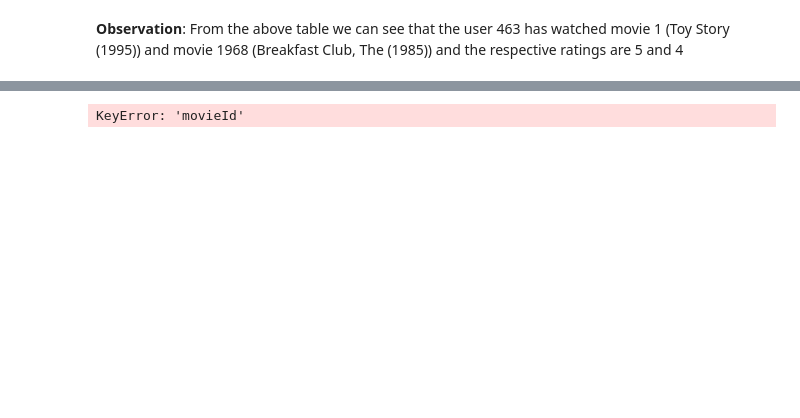
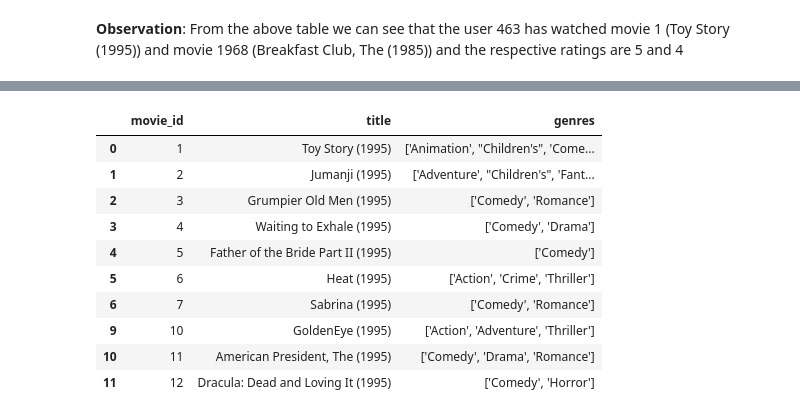
Before and after one commit to Praveen2795/Movie-Recommedation-System, a Jupyter notebook: Movie Recommendation system - DSCI Final Project .ipynb, the cells around one changed output, grey strips where cells are left out. Cells and saved outputs as stored; diff of their text form; code cells hidden in the pictures; blank space fills up the shorter version.

```diff
--- a/Movie Recommendation system - DSCI Final Project .ipynb
+++ b/Movie Recommendation system - DSCI Final Project .ipynb
@@ -1256,3 +1353,0 @@ recommendation_df.head()
-# %%
-recommendation_df = recommendation_df.sort_values(by='weighted average recommendation score', ascending=False)
-recommendation_df.head(10)
@@ -1272,4 +1373,15 @@ recommendation_df.head(10)
 # %%
-movies_data.loc[movies_data['movieId'].isin(recommendation_df.head(10)['movieId'].tolist())]
+#
+movies_data.loc[movies_data['movie_id'].isin(recommendation_df.head(10)['movieId'].tolist())]
 # %% [output]
-KeyError: 'movieId'
+|  | movie_id | title | genres |
+| 0 | 1 | Toy Story (1995) | ['Animation', "Children's", 'Come... |
+| 1 | 2 | Jumanji (1995) | ['Adventure', "Children's", 'Fant... |
+| 2 | 3 | Grumpier Old Men (1995) | ['Comedy', 'Romance'] |
+| 3 | 4 | Waiting to Exhale (1995) | ['Comedy', 'Drama'] |
+| 4 | 5 | Father of the Bride Part II (1995) | ['Comedy'] |
+| 5 | 6 | Heat (1995) | ['Action', 'Crime', 'Thriller'] |
+| 6 | 7 | Sabrina (1995) | ['Comedy', 'Romance'] |
+| 9 | 10 | GoldenEye (1995) | ['Action', 'Adventure', 'Thriller'] |
+| 10 | 11 | American President, The (1995) | ['Comedy', 'Drama', 'Romance'] |
+| 11 | 12 | Dracula: Dead and Loving It (1995) | ['Comedy', 'Horror'] |
```
Also changed, not shown: parts of 28 cells of this notebook.
